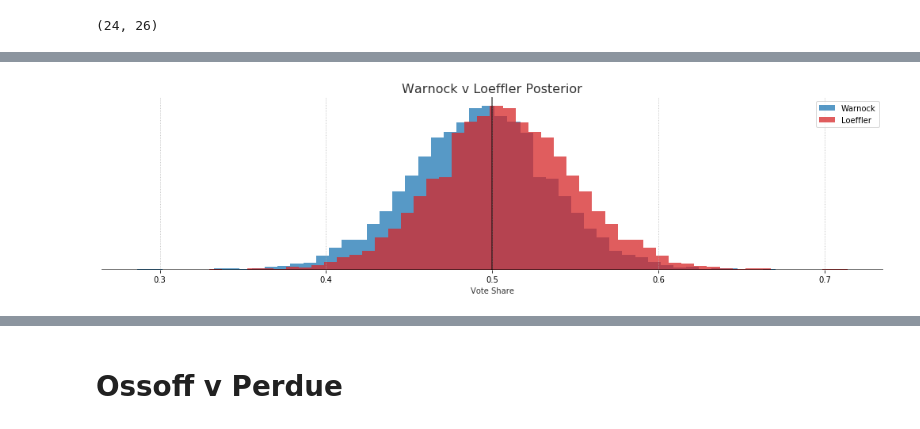
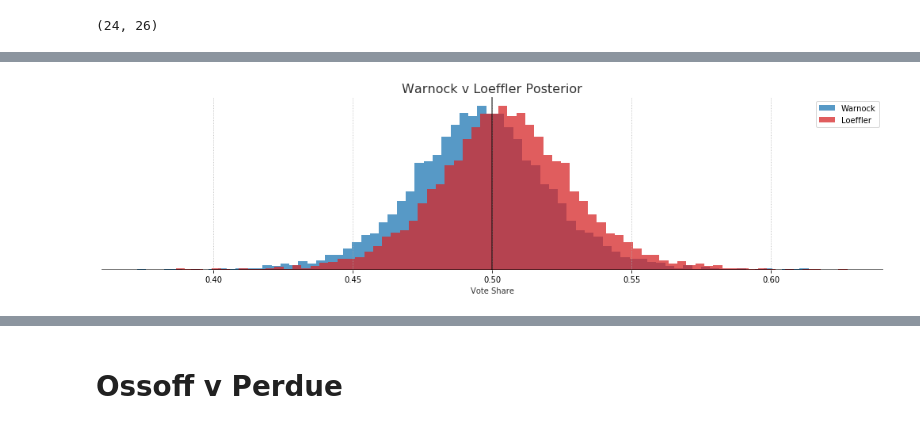
Before and after one commit to FlorianMuellerklein/GeorgiaRunoffHeirachicalPartialPooling, a Jupyter notebook: georgia_runoff.ipynb, the cells around one changed output, grey strips where cells are left out. Saved outputs shown, nothing was run; the diff lists cells and outputs as text; code cells hidden in the pictures.

```diff
--- a/georgia_runoff.ipynb
+++ b/georgia_runoff.ipynb
@@ -82,8 +135,0 @@ poll_normalizer
-# %%
-for pollster in warnock_polls.pollster.unique():
-    warnock_polls.loc[warnock_polls.pollster == pollster, 'pct'] = (
-        warnock_polls.loc[warnock_polls.pollster == pollster, 'pct'] /
-        poll_normalizer.loc[poll_normalizer.pollster == pollster, 'normalizer']
-    )
-warnock_polls['num_votes'] = warnock_polls['samplesize'] * warnock_polls['pct']
-warnock_polls
@@ -126,0 +136,8 @@ See the caveats in the documentation: http://pandas.pydata.org/pandas-docs/stabl
+# %%
+# add in the normalized values to warnock polls
+for _, norm_row in poll_normalizer.iterrows():
+    _date, _pollster, _pct = norm_row['enddate'], norm_row['pollster'], norm_row['pct_x']
+    warnock_polls.loc[(warnock_polls.enddate == _date) & (warnock_polls.pollster == _pollster), 'pct'] = _pct
+
+warnock_polls['num_votes'] = warnock_polls['samplesize_weighted'] * warnock_polls['pct']
+warnock_polls
@@ -127,7 +156,7 @@ See the caveats in the documentation: http://pandas.pydata.org/pandas-docs/stabl
 # %%
 # group by pollster
 warnock_pollsters = (
-    warnock_polls[['pollster', 'samplesize', 'num_votes']]
+    warnock_polls[['pollster', 'samplesize_weighted', 'num_votes']]
     .groupby('pollster')
     .agg(np.sum)
 )
@@ -183,7 +200,7 @@ with pm.Model() as warnock_model:
 
     y = pm.Binomial(
         'y',
-        n=warnock_pollsters['samplesize'],
+        n=warnock_pollsters['samplesize_weighted'],
         p=thetas,
         observed=warnock_pollsters['num_votes']
     )
@@ -277,18 +294,18 @@ plt.savefig('imgs/ga_wl_{}-priors.png'.format(PRIOR_N))
 # %%
 plt.figure(figsize=(14,4))
-plt.hist(warnock_samples['phi'], color='tab:blue', alpha=0.75, bins=50, label='Warnock')
-plt.hist(1. - warnock_samples['phi'], color='tab:red', alpha=0.75, bins=50, label='Loeffler')
+plt.hist(warnock_samples['phi'], color='tab:blue', alpha=0.75, bins=75, label='Warnock')
+plt.hist(1. - warnock_samples['phi'], color='tab:red', alpha=0.75, bins=75, label='Loeffler')
 plt.axhline(y=0, color='black', alpha=0.5, linewidth=2)
 plt.axvline(x=0.5, color='black', alpha=0.5, linewidth=2)
 plt.xlabel('Vote Share', alpha=0.8)
 plt.yticks([])
 plt.legend()
 plt.grid(linestyle=':')
 plt.title('Warnock v Loeffler Posterior', fontsize=16, alpha=0.8)
 plt.tight_layout()
 plt.savefig('imgs/ga_wl_posteriors.png')
 # %% [output]
-[figure, old version]
+[figure, new version]
 # %%
 np.mean(warnock_samples['phi'] > 0.5), np.mean((1. - warnock_samples['phi']) > 0.5)
 # %% [output]
```
Also changed, not shown: parts of 38 cells of this notebook, 1 other file.
